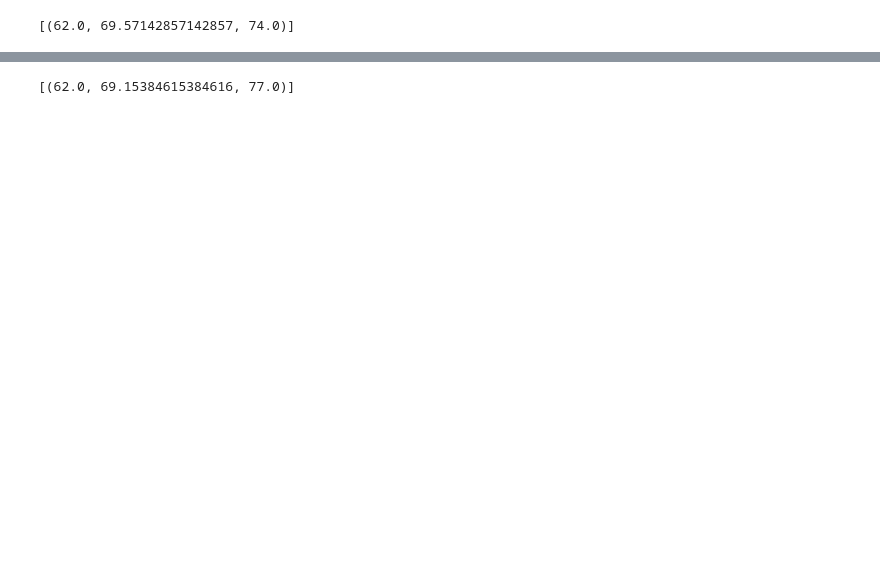
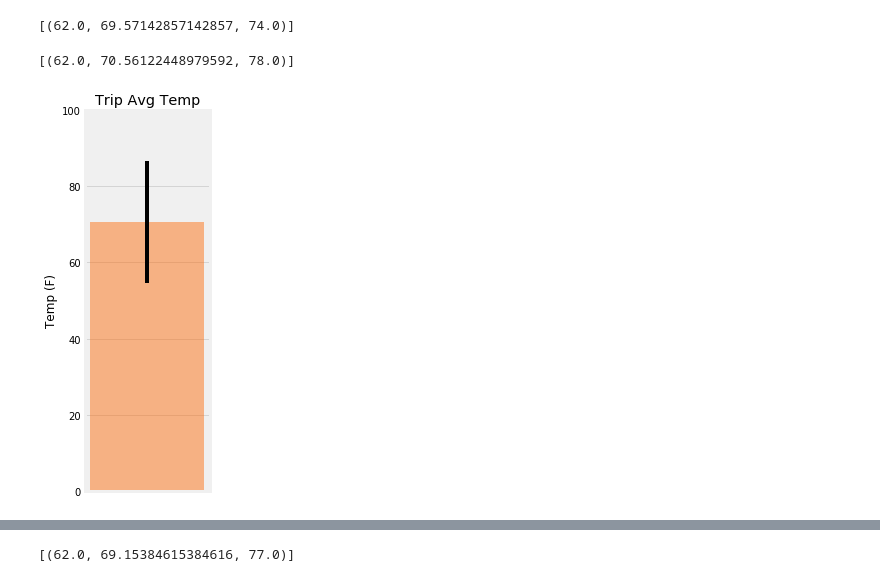
Before and after one commit to Autonomousse/SQLAlchemy-Climate-Analysis, a Jupyter notebook: climate_starter.ipynb, the cells around one changed output, grey strips where cells are left out. Drawn from its saved outputs; the diff is of its cells as text; code cells hidden in the pictures; blank space fills up the shorter version.

```diff
--- a/climate_starter.ipynb
+++ b/climate_starter.ipynb
@@ -208,8 +239,39 @@ print(calc_temps('2012-02-28', '2012-03-05'))
+# %%
+# Use your previous function `calc_temps` to calculate the tmin, tavg, and tmax
+# for your trip using the previous year's data for those same dates.
+
+# Choose vacation dates
+vacation_start = "2017-12-01"
+vacation_end = "2017-12-15"
+
+# Find the matching dates from the previous year
+previous_year_start = (dt.datetime.strptime(vacation_start, '%Y-%m-%d') - dt.timedelta(days=365)).strftime('%Y-%m-%d')
+previous_year_end = (dt.datetime.strptime(vacation_end, '%Y-%m-%d') - dt.timedelta(days=365)).strftime('%Y-%m-%d')
+
+# Pass the previous years dates to the function to retreive the min, avg, and max temps
+vacation = calc_temps(previous_year_start, previous_year_end)
+
+tmin = vacation[0][0]
+tavg = vacation[0][1]
+tmax = vacation[0][2]
+
+vacation
+# %% [output]
+[(62.0, 70.56122448979592, 78.0)]
 # %%
 # Plot the results from your previous query as a bar chart.
 # Use "Trip Avg Temp" as your Title
 # Use the average temperature for the y value
 # Use the peak-to-peak (tmax-tmin) value as the y error bar (yerr)
+plt.figure(figsize=(2,7))
+plt.grid(axis='y', alpha=0.75)
+plt.xticks([])
+trip_bar = plt.bar(x=" ", height=tavg, yerr=(tmax-tmin), color="#ff6600", alpha=0.45)
+plt.ylim(0,100)
+plt.title("Trip Avg Temp")
+plt.ylabel("Temp (F)");
+# %% [output]
+[figure, added]
 # %%
 # Calculate the total amount of rainfall per weather station for your trip dates using the previous year's matching dates.
 # Sort this in descending order by precipitation amount and list the station, name, latitude, longitude, and elevation
```
Also changed, not shown: parts of 13 cells of this notebook, 1 other file.
